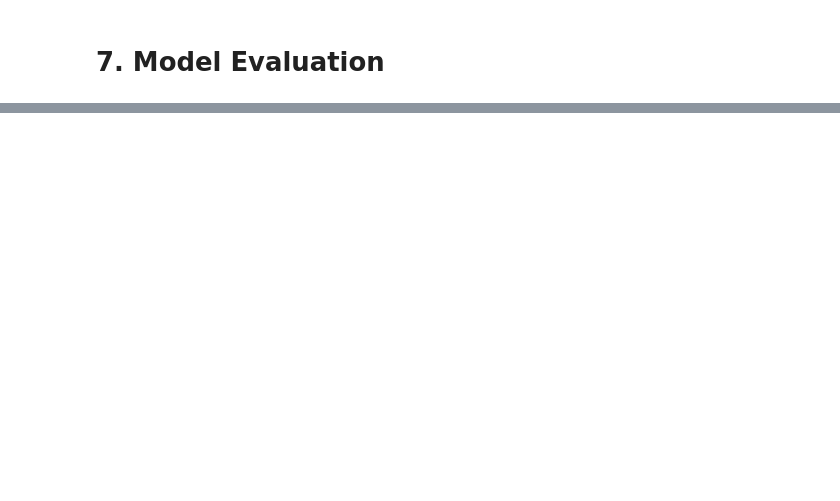
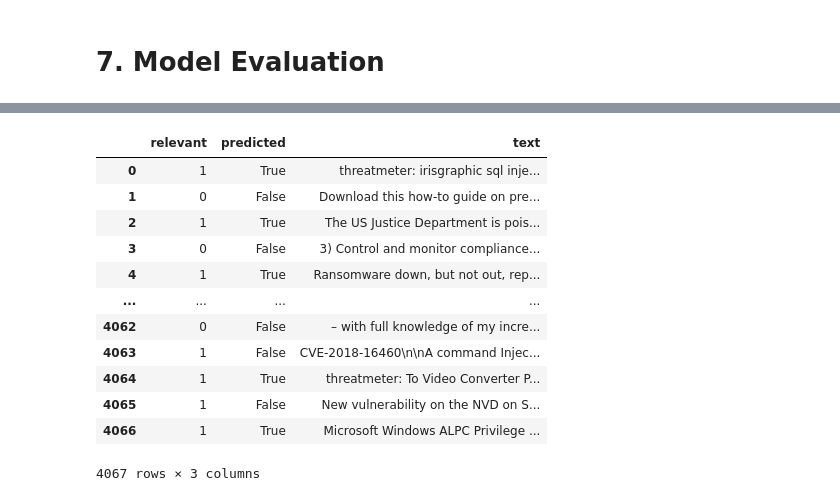
Before and after one commit to IrfEazy/msc-thesis, a Jupyter notebook: notebooks/MLC_Notebook.ipynb, the cells around one changed output, grey strips where cells are left out. Saved outputs shown, nothing was run; the diff lists cells and outputs as text; code cells hidden in the pictures; blank space fills up the shorter version.

```diff
--- a/notebooks/MLC_Notebook.ipynb
+++ b/notebooks/MLC_Notebook.ipynb
@@ -481,19 +703,27 @@ print("==========================================================\n")
 # %%
-Y_test = pd.Series([1 if t else 0 for t in test_tweets['relevant']])
+Y = pd.Series([1 if t else 0 for t in test_tweets["relevant"]])
 Y_pred = pd.Series([not t for t in solution.predict(texts)[:, 4:5]])
-auc_score_macro = roc_auc_score(Y_test, Y_pred, average="macro")
-auc_score_weighted = roc_auc_score(Y_test, Y_pred, average="weighted")
-report = classification_report(Y_test, Y_pred, output_dict=True, zero_division=0.0)
+auc_score_macro = roc_auc_score(Y, Y_pred, average="macro")
+auc_score_weighted = roc_auc_score(Y, Y_pred, average="weighted")
+report = classification_report(Y, Y_pred, output_dict=True, zero_division=0.0)
 report["macro avg"]["auc"] = auc_score_macro
 report["weighted avg"]["auc"] = auc_score_weighted
-system_performance = {"hamming_loss": hamming_loss(Y_test, Y_pred), "report": report}
+system_performance = {"hamming_loss": hamming_loss(Y, Y_pred), "report": report}
 
 print("==========================================================")
 print("System Performance")
 print("==========================================================")
 print(f"Hamming Loss:\t{system_performance['hamming_loss']:.3f}")
 report = pd.DataFrame(system_performance["report"])
-report.columns = ["not relevant", "relevant"] + ["accuracy", "macro avg", "weighted avg"]
-report = (report.transpose().map(lambda x: f"{x:.2f}" if isinstance(x, float) else x).to_string())
+report.columns = ["not relevant", "relevant"] + [
+    "accuracy",
+    "macro avg",
+    "weighted avg",
+]
+report = (
+    report.transpose()
+    .map(lambda x: f"{x:.2f}" if isinstance(x, float) else x)
+    .to_string()
+)
 print(f"{report}")
 print("==========================================================\n")
@@ -500,5 +742,28 @@ print("==========================================================\n")
 # %%
-pd.DataFrame(np.hstack((Y_test.values.reshape(-1, 1), Y_pred.values.reshape(-1, 1), test_tweets["text"].values.reshape(-1, 1))), columns=["relevant", "predicted", "text"])
+pd.DataFrame(
+    np.hstack(
+        (
+            Y.values.reshape(-1, 1),
+            Y_pred.values.reshape(-1, 1),
+            test_tweets["text"].values.reshape(-1, 1),
+        )
+    ),
+    columns=["relevant", "predicted", "text"],
+)
+# %% [output]
+|  | relevant | predicted | text |
+| 0 | 1 | True | threatmeter: irisgraphic sql inje... |
+| 1 | 0 | False | Download this how-to guide on pre... |
+| 2 | 1 | True | The US Justice Department is pois... |
+| 3 | 0 | False | 3) Control and monitor compliance... |
+| 4 | 1 | True | Ransomware down, but not out, rep... |
+| ... | ... | ... | ... |
+| 4062 | 0 | False | – with full knowledge of my incre... |
+| 4063 | 1 | False | CVE-2018-16460\n\nA command Injec... |
+| 4064 | 1 | True | threatmeter: To Video Converter P... |
+| 4065 | 1 | False | New vulnerability on the NVD on S... |
+| 4066 | 1 | True | Microsoft Windows ALPC Privilege ... |
+4067 rows × 3 columns
 # %%
 with open("models/System.pickle", "wb") as f:
     pickle.dump(solution, f)
```
Also changed, not shown: parts of 16 cells of this notebook.
